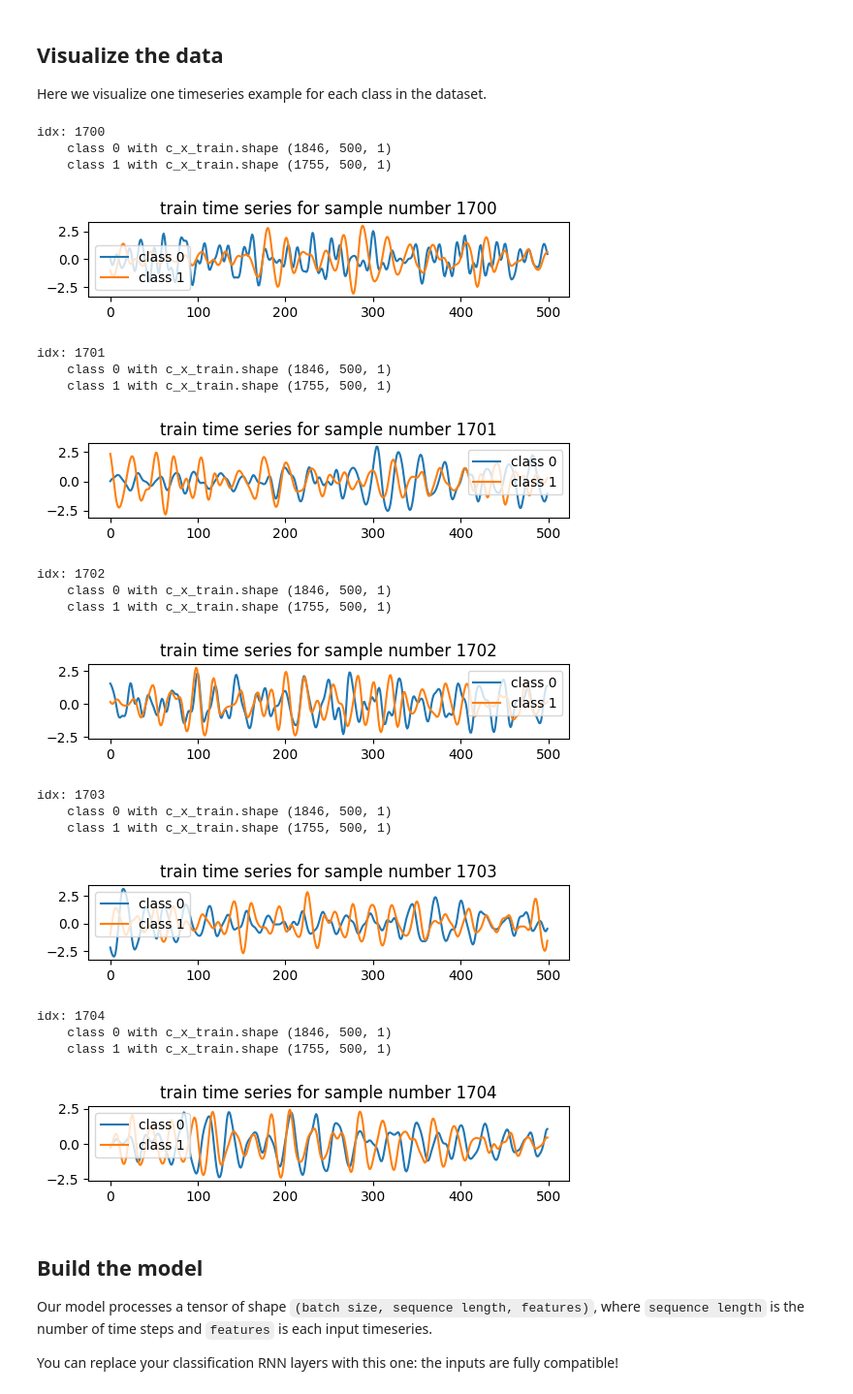
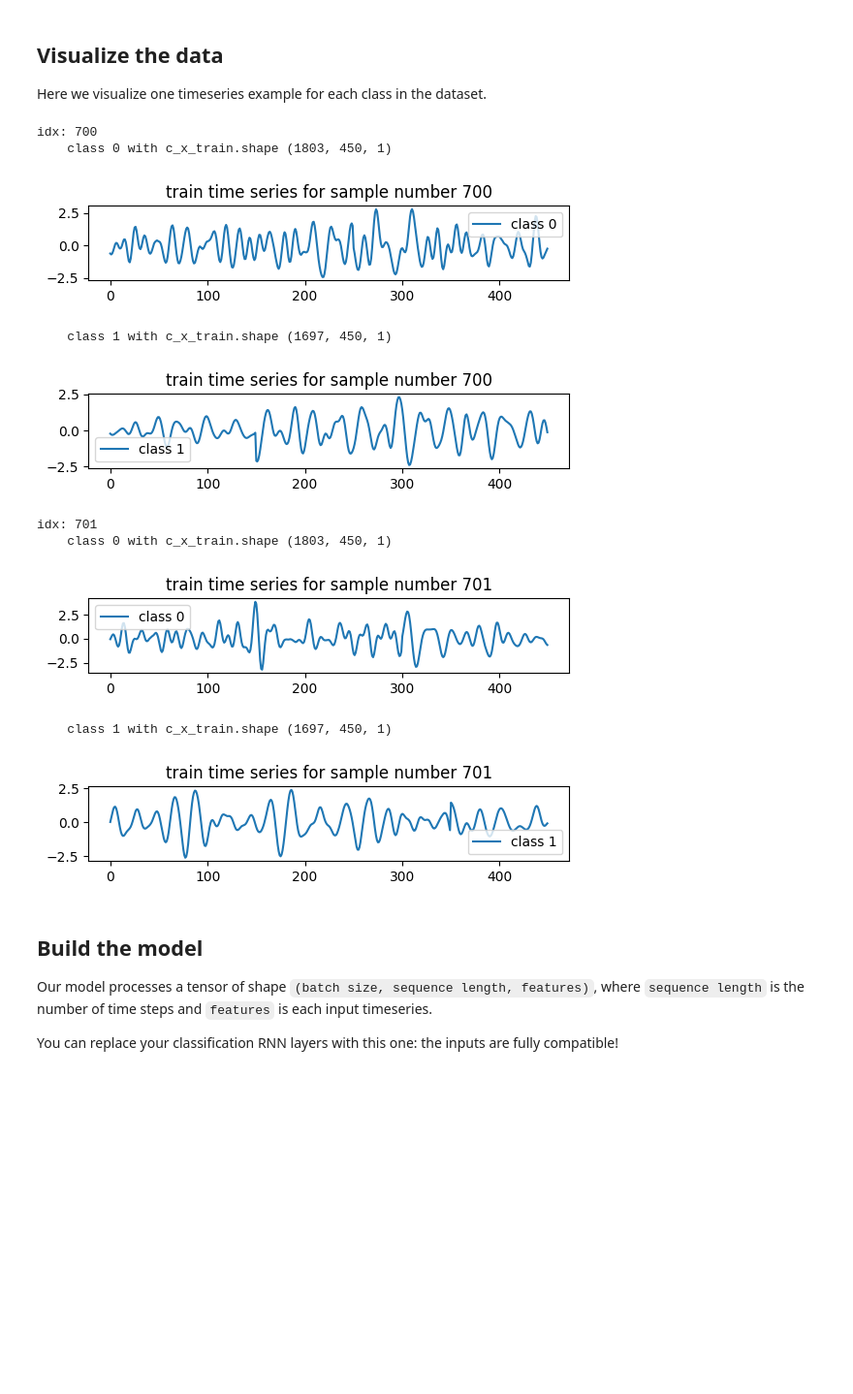
Before and after one commit to mxochicale/sentient, a Jupyter notebook: scripts/models/transformer-model/timeseries_transformer_classification.ipynb, the cells around one changed output. Shown: that part at 97% size. Saved outputs shown, nothing was run; the diff lists cells and outputs as text; code cells hidden in the pictures; blank space fills up the shorter version.

```diff
--- a/scripts/models/transformer-model/timeseries_transformer_classification.ipynb
+++ b/scripts/models/transformer-model/timeseries_transformer_classification.ipynb
@@ -54,0 +90,26 @@ y_test[y_test == -1] = 0
+# %%
+## Reducing train and test data size
+
+lenght_of_time_series=450 # Original size # 500
+train_size=3500 # Original size # 3601
+print(type(x_train))
+print(x_train.shape)
+x_train = np.resize(x_train, (train_size,lenght_of_time_series))
+x_train = x_train.reshape((x_train.shape[0], x_train.shape[1], 1))
+print(x_train.shape)
+
+print(y_train.shape)
+y_train = np.resize(y_train, (train_size,))
+print(y_train.shape)
+
+test_size = 1200 # Original size #1320
+print(type(x_test))
+print(x_test.shape)
+x_test = np.resize(x_test, (test_size,lenght_of_time_series))
+x_test = x_test.reshape((x_test.shape[0], x_test.shape[1], 1))
+
+print(x_test.shape)
+
+print(y_test.shape)
+y_test = np.resize(y_test, (test_size,))
+print(y_test.shape)
@@ -59,44 +131,33 @@ Here we visualize one timeseries example for each class in the dataset.
 # %%
 classes = np.unique(np.concatenate((y_train, y_test), axis=0))
 
-start_sample_numbers=1700
-end_interval=5
+start_sample_numbers=700
+end_interval=2
 
 for idx in range(start_sample_numbers,start_sample_numbers+end_interval):
     print(f'idx: {idx}')
-    plt.figure().set_figheight(1)
+
     for c in classes:
         c_x_train = x_train[y_train == c]
         print(f'    class {c} with c_x_train.shape {c_x_train.shape}')
+        plt.figure().set_figheight(1)
         plt.plot(c_x_train[idx], label="class " + str(c))
-
-
-    plt.legend(loc="best")
-    plt.title(f'train time series for sample number {idx}')
-    plt.show()
+        plt.legend(loc="best")
+        plt.title(f'train time series for sample number {idx}')
+        plt.show()
+        plt.close()
     plt.close()
-plt.close()
 # %% [output]
-idx: 1700
-    class 0 with c_x_train.shape (1846, 500, 1)
-    class 1 with c_x_train.shape (1755, 500, 1)
+idx: 700
+    class 0 with c_x_train.shape (1803, 450, 1)
-[figure, old version]
+[figure, new version]
-idx: 1701
-    class 0 with c_x_train.shape (1846, 500, 1)
-    class 1 with c_x_train.shape (1755, 500, 1)
+    class 1 with c_x_train.shape (1697, 450, 1)
-[figure, old version]
+[figure, new version]
-idx: 1702
-    class 0 with c_x_train.shape (1846, 500, 1)
-    class 1 with c_x_train.shape (1755, 500, 1)
+idx: 701
+    class 0 with c_x_train.shape (1803, 450, 1)
-[figure, old version]
+[figure, new version]
-idx: 1703
-    class 0 with c_x_train.shape (1846, 500, 1)
-    class 1 with c_x_train.shape (1755, 500, 1)
+    class 1 with c_x_train.shape (1697, 450, 1)
-[figure, old version]
+[figure, new version]
-idx: 1704
-    class 0 with c_x_train.shape (1846, 500, 1)
-    class 1 with c_x_train.shape (1755, 500, 1)
-[figure, removed]
 # %% [markdown]
 ## Build the model
 
```
Also changed, not shown: parts of 16 cells of this notebook, 3 other files.
